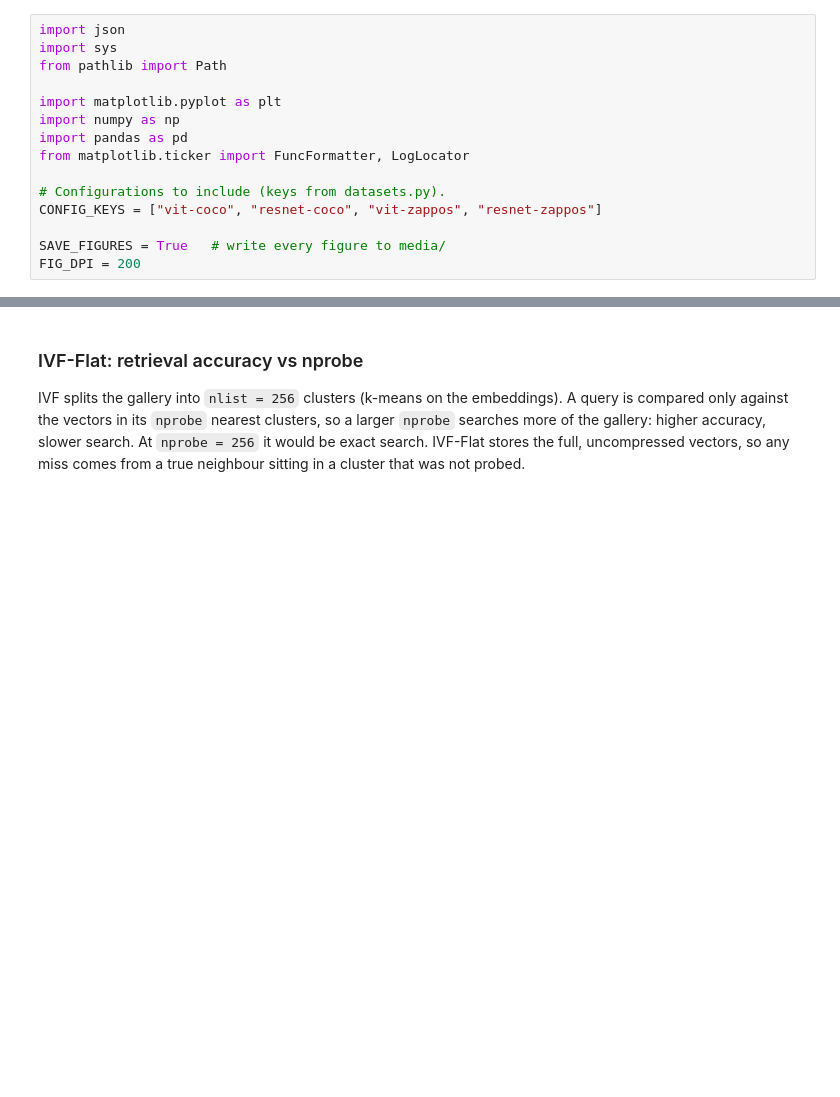
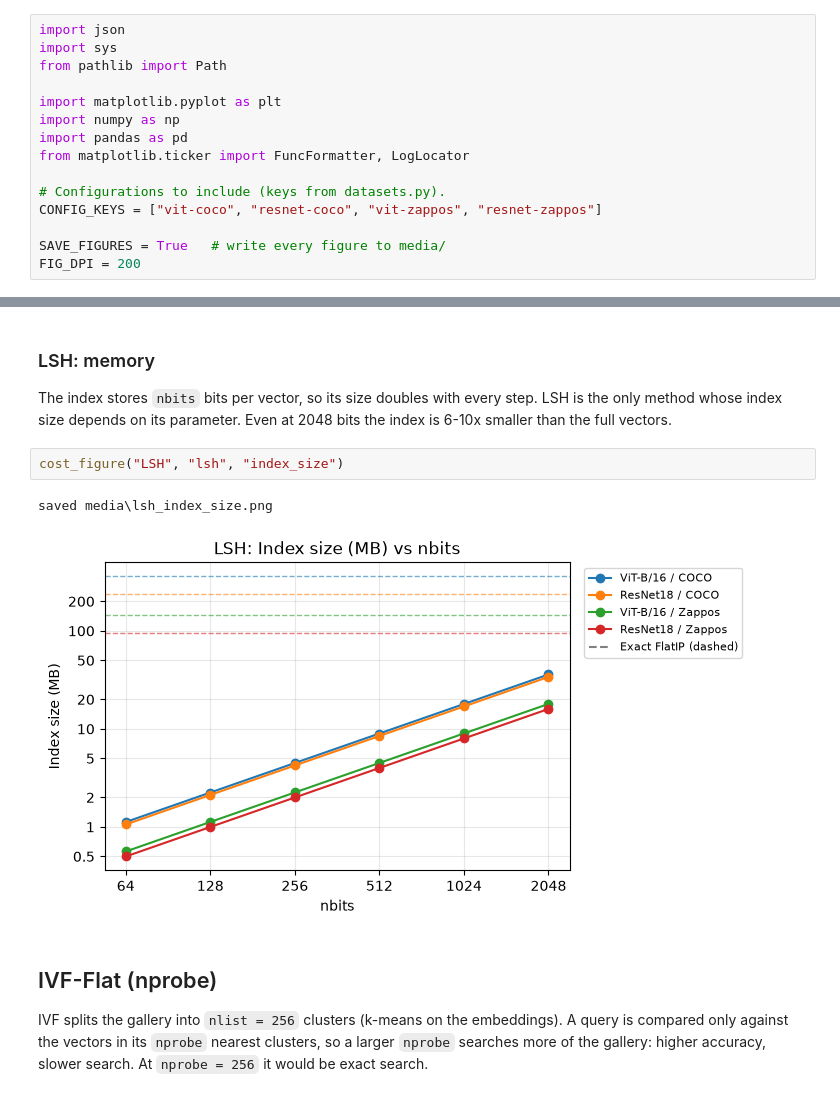
Before and after one commit to IAmGreyBunny/SC4020-Lab1, a Jupyter notebook: experiments/ann-comparison/visualize_results.ipynb, the cells around one changed output, grey strips where cells are left out. Drawn from its saved outputs; the diff is of its cells as text; blank space fills up the shorter version.

```diff
--- a/experiments/ann-comparison/visualize_results.ipynb
+++ b/experiments/ann-comparison/visualize_results.ipynb
@@ -258,9 +314,19 @@ cost_figures("LSH", "lsh")
+# %% [markdown]
+### LSH: memory
+
+The index stores `nbits` bits per vector, so its size doubles with every
+step. LSH is the only method whose index size depends on its parameter. Even
+at 2048 bits the index is 6-10x smaller than the full vectors.
+# %%
+cost_figure("LSH", "lsh", "index_size")
+# %% [output]
+saved media\lsh_index_size.png
+[figure, added]
 # %% [markdown]
-### IVF-Flat: retrieval accuracy vs nprobe
+## IVF-Flat (nprobe)
 
 IVF splits the gallery into `nlist = 256` clusters (k-means on the
 embeddings). A query is compared only against the vectors in its
 `nprobe` nearest clusters, so a larger `nprobe` searches more of the
 gallery: higher accuracy, slower search. At `nprobe = 256` it would be
-exact search. IVF-Flat stores the full, uncompressed vectors, so any miss
-comes from a true neighbour sitting in a cluster that was not probed.
+exact search.
```
Also changed, not shown: parts of 57 cells of this notebook, 29 other files.
